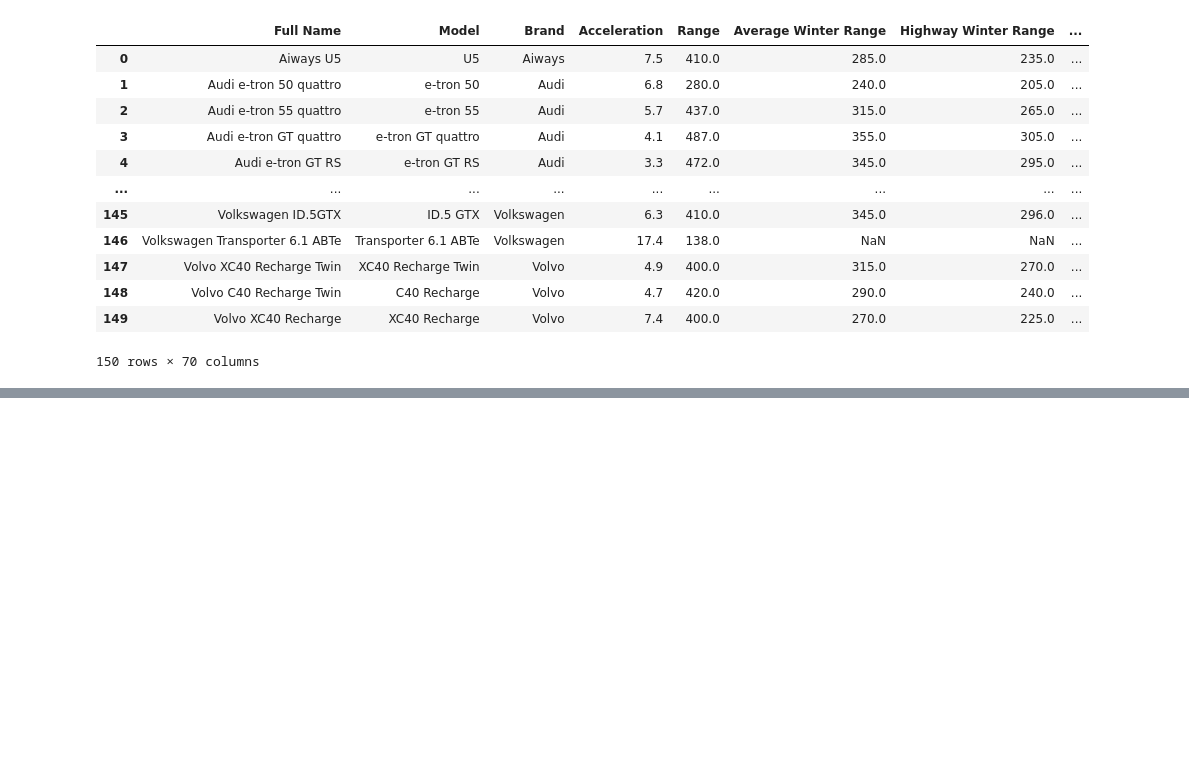
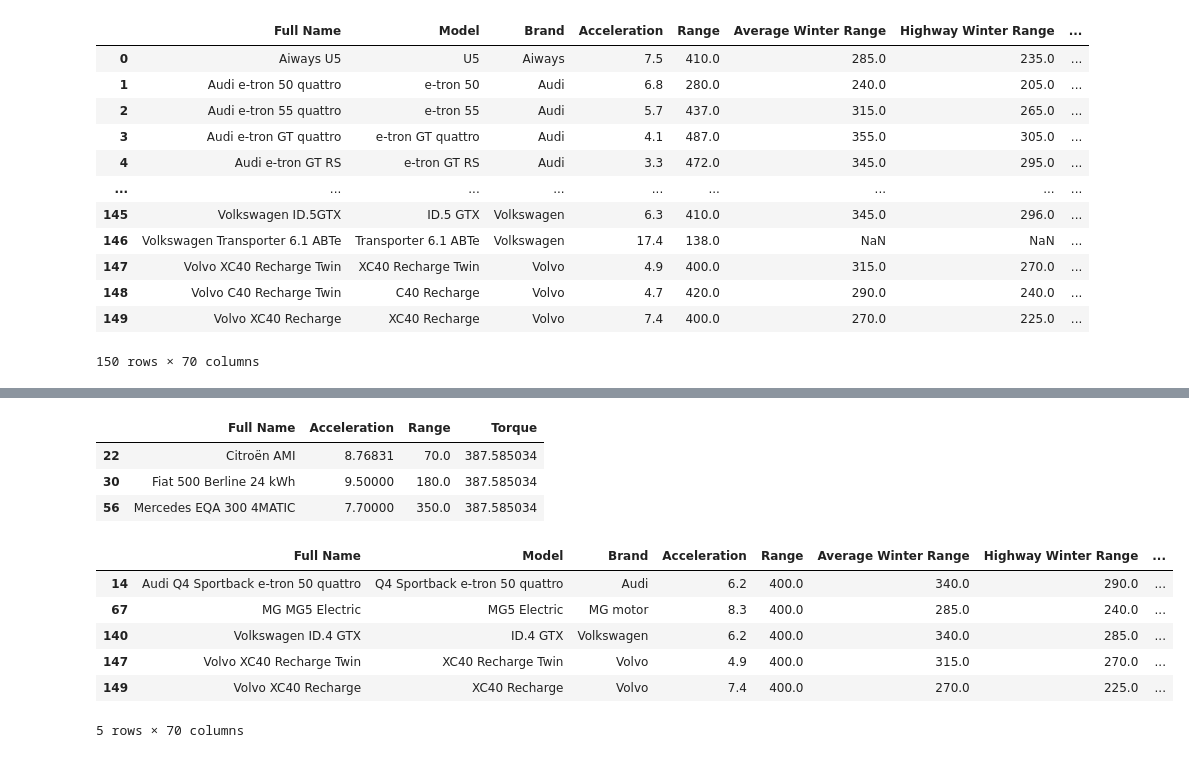
Before and after one commit to Cedric979/BEEV, a Jupyter notebook: EV_fleet.ipynb, the cells around one changed output, grey strips where cells are left out. Saved outputs shown, nothing was run; the diff lists cells and outputs as text; code cells hidden in the pictures; blank space fills up the shorter version.

```diff
--- a/EV_fleet.ipynb
+++ b/EV_fleet.ipynb
@@ -78 +68,5 @@ Torque                                     3
 dtype: int64
+# %%
+df['Acceleration'].fillna(df['Acceleration'].mean(), inplace = True)
+df['Range'].fillna(df['Range'].mean(), inplace = True)
+df['Torque'].fillna(df['Torque'].mean(), inplace = True)
@@ -78,0 +93,17 @@ dtype: int64
+# %%
+df[['Full Name', 'Acceleration', 'Range', 'Torque']][(df['Torque'] > 380) & (df['Torque'] < 390)]
+# %% [output]
+|  | Full Name | Acceleration | Range | Torque |
+| 22 | Citroën AMI | 8.76831 | 70.0 | 387.585034 |
+| 30 | Fiat 500 Berline 24 kWh | 9.50000 | 180.0 | 387.585034 |
+| 56 | Mercedes EQA 300 4MATIC | 7.70000 | 350.0 | 387.585034 |
+# %%
+df[df['Range'] == 400]
+# %% [output]
+|  | Full Name | Model | Brand | Acceleration | Range | Average Winter Range | Highway Winter Range | ... |
+| 14 | Audi Q4 Sportback e-tron 50 quattro | Q4 Sportback e-tron 50 quattro | Audi | 6.2 | 400.0 | 340.0 | 290.0 | ... |
+| 67 | MG MG5 Electric | MG5 Electric | MG motor | 8.3 | 400.0 | 285.0 | 240.0 | ... |
+| 140 | Volkswagen ID.4 GTX | ID.4 GTX | Volkswagen | 6.2 | 400.0 | 340.0 | 285.0 | ... |
+| 147 | Volvo XC40 Recharge Twin | XC40 Recharge Twin | Volvo | 4.9 | 400.0 | 315.0 | 270.0 | ... |
+| 149 | Volvo XC40 Recharge | XC40 Recharge | Volvo | 7.4 | 400.0 | 270.0 | 225.0 | ... |
+5 rows × 70 columns
```
Also changed, not shown: parts of 6 cells of this notebook.
